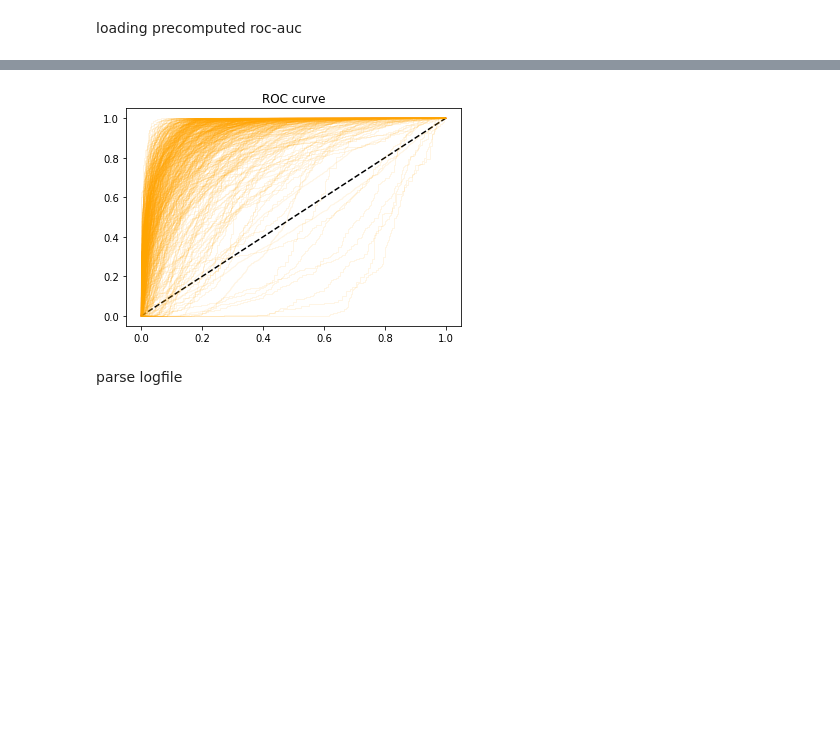
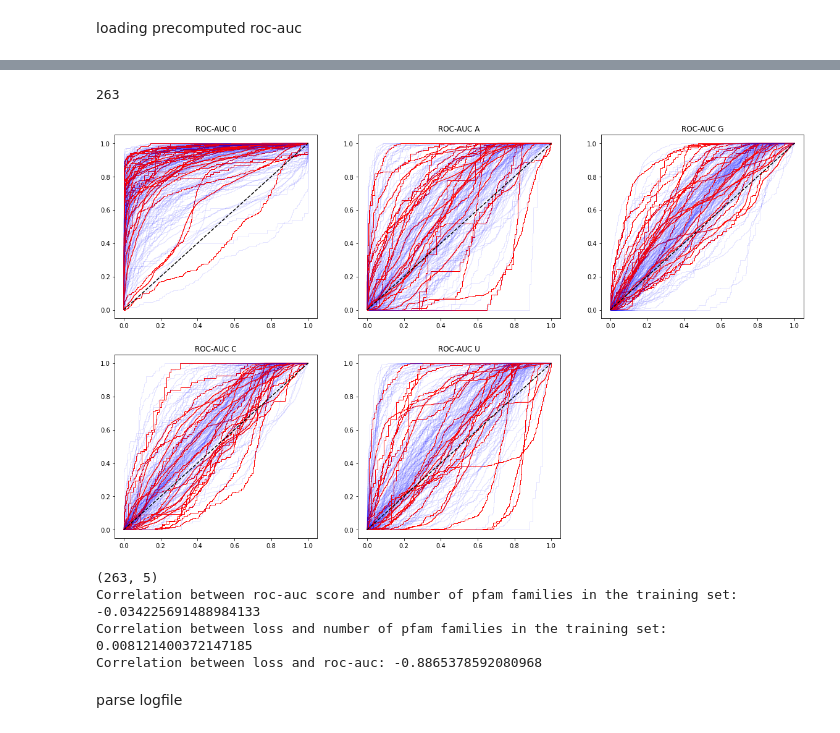
Before and after one commit to geraseva/masif_npi, a Jupyter notebook: Inference_analysis.ipynb, the cells around one changed output, grey strips where cells are left out. Drawn from its saved outputs; the diff is of its cells as text; code cells hidden in the pictures; blank space fills up the shorter version.

Commit message:
visual analysis

```diff
--- a/Inference_analysis.ipynb
+++ b/Inference_analysis.ipynb
@@ -4,2 +5,8 @@ import matplotlib.pyplot as plt
 # %% [markdown]
 loading precomputed roc-auc
+# %%
+inf_data=pd.read_csv('logs/log_inference_rna_npi.txt', sep=' ', skiprows=1, usecols=[0,2,4], header=None)
+inf_data.columns=['name','roc','loss']
+plt.title('Distribution of roc-auc scores')
+plt.hist(inf_data.roc, bins=40)
+plt.show()
@@ -5,0 +31,9 @@ loading precomputed roc-auc
+# %%
+inf_data['pfams']=np.full(inf_data.shape[0], None)
+inf_data['uniq']=np.full(inf_data.shape[0], max(pfam_len.values()))
+
+for i in inf_data.index:
+    inf_data.pfams[i]=polymer_info.get(inf_data.iloc[i]['name'][:4])
+    if len(inf_data.pfams[i])>0:
+        inf_data.uniq[i]=max([pfam_len[x] for x in inf_data.pfams[i]])
+inf_data
@@ -6,21 +70,55 @@ loading precomputed roc-auc
 # %%
-a=np.load('preds/binary_atromnetv_roc.npy', allow_pickle=True)
+a=np.load('preds/rna_npi_atomnet_vmp_roc.npy', allow_pickle=True)
+print(len(a))
+# %% [output]
+263
 # %%
-labels=['0','A','G','C','T']
+labels=['0','A','G','C','U']
 
 if a.shape[2]==1:
-    plt.title('ROC curve')
+    plt.figure(figsize=(20,12))
+
+    plt.title('ROC curves for RNA test set')
     plt.plot([0, 1], [0, 1],linestyle="--", color='black')
     for k in range(a.shape[0]):
-        plt.plot(a[k,0,0],a[k,1,0],color='orange',linewidth=1,alpha=0.1)
+        if inf_data.iloc[k]['uniq'] <= 1:
+            cl='red'
+            ap=1
+        else:
+            cl='blue'
+            ap=0.2
+        plt.plot(a[k,0,0],a[k,1,0],color=cl,linewidth=1,alpha=ap)
+        plt.legend(['0.5','Non-unique pfams', 'Unique pfams' ])
     plt.show()
 else:
-    fig, ax=plt.subplots(2,3, figsize=(15,10))
+    plt.figure(figsize=(20,12))
     for i in range(5):
+        plt.subplot(231+i)
         for k in range(a.shape[0]):
-            ax[i//3,i%3].plot(a[k,0,i],a[k,1,i])
-        ax[i//3,i%3].plot([0, 1], [0, 1],linestyle="--", color='black')
+            if inf_data.iloc[k]['uniq'] <= 1:
+                cl='red'
+                ap=1
+            else:
+                cl='blue'
+                ap=0.1
+            plt.title('ROC-AUC '+labels[i])
+            plt.plot(a[k,0,i],a[k,1,i],color=cl,linewidth=1,alpha=ap)
+        plt.plot([0, 1], [0, 1],linestyle="--", color='black')
 # %% [output]
-[figure, old version]
+[figure, new version]
+# %%
+inf_data=inf_data[-inf_data.loss.isnull()]
+print(inf_data.shape)
+
+print('Correlation between roc-auc score and number of pfam families in the training set:',
+      np.corrcoef(inf_data.roc,inf_data.uniq)[0,1])
+print('Correlation between loss and number of pfam families in the training set:',
+      np.corrcoef(inf_data.loss,inf_data.uniq)[0,1])
+print('Correlation between loss and roc-auc:',np.corrcoef(inf_data.roc,inf_data.loss)[0,1])
+# %% [output]
+(263, 5)
+Correlation between roc-auc score and number of pfam families in the training set: -0.034225691488984133
+Correlation between loss and number of pfam families in the training set: 0.008121400372147185
+Correlation between loss and roc-auc: -0.8865378592080968
 # %% [markdown]
 parse logfile
```
Also changed, not shown: parts of 14 cells of this notebook, 1 other file.
